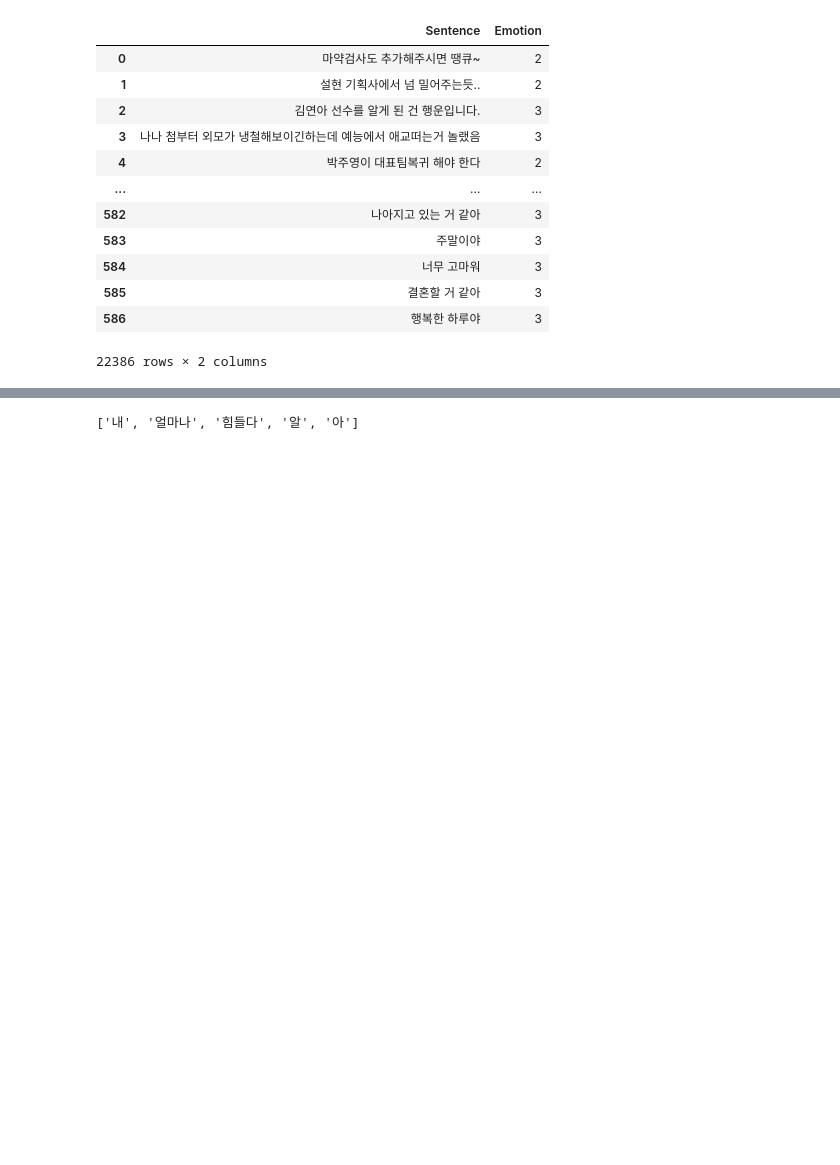
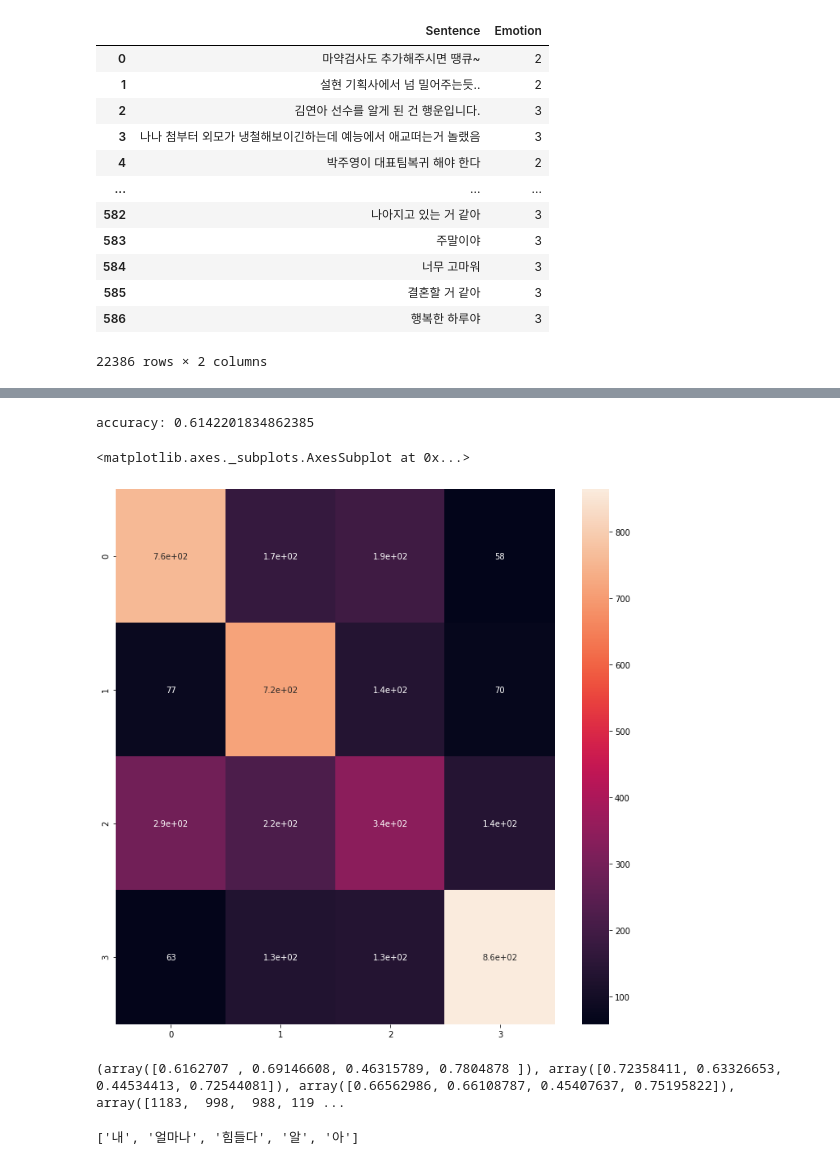
Before and after one commit to hyona-yu/LUX_AI_Speaker, a Jupyter notebook: capstone_GRU.ipynb, the cells around one changed output, grey strips where cells are left out. Cells and saved outputs as stored; diff of their text form; code cells hidden in the pictures; blank space fills up the shorter version.

```diff
--- a/capstone_GRU.ipynb
+++ b/capstone_GRU.ipynb
@@ -545,3 +621,33 @@ print("\n 테스트 정확도: %.4f" % (loaded_model.evaluate(test_D,test_L )[1]
+# %%
+from sklearn.metrics import precision_recall_fscore_support, accuracy_score, confusion_matrix
+pred = loaded_model.predict(test_D)
+prediction = []
+for p in pred:
+  prediction.append(np.argmax(p))
+label = []
+for l in test_L:
+  label.append(np.argmax(l))
+print('accuracy:', accuracy_score(label, prediction))
+#test_L
+#prediction
+confusion = confusion_matrix(label, prediction)
+import seaborn as sns
+import matplotlib.pyplot as plt
+plt.figure(figsize = (12,12))
+sns.heatmap(confusion, annot = True)
+# %% [output]
+accuracy: 0.6142201834862385
+<matplotlib.axes._subplots.AxesSubplot at 0x...>
+[figure, added]
+# %%
+#loaded_model.get_config()
+from sklearn.metrics import precision_recall_fscore_support, accuracy_score, confusion_matrix
+accuracy_result = accuracy_score(label, prediction)
+result = precision_recall_fscore_support(label, prediction)
+confusion = confusion_matrix(label, prediction)
+print(result)
+# %% [output]
+(array([0.6162707 , 0.69146608, 0.46315789, 0.7804878 ]), array([0.72358411, 0.63326653, 0.44534413, 0.72544081]), array([0.66562986, 0.66108787, 0.45407637, 0.75195822]), array([1183,  998,  988, 119 ...
 # %%
 def sentiment_predict(new_sentence):
   new_sentence = emotion.okt.morphs(new_sentence, stem=True) # 토큰화
```
Also changed, not shown: parts of 44 cells of this notebook.
